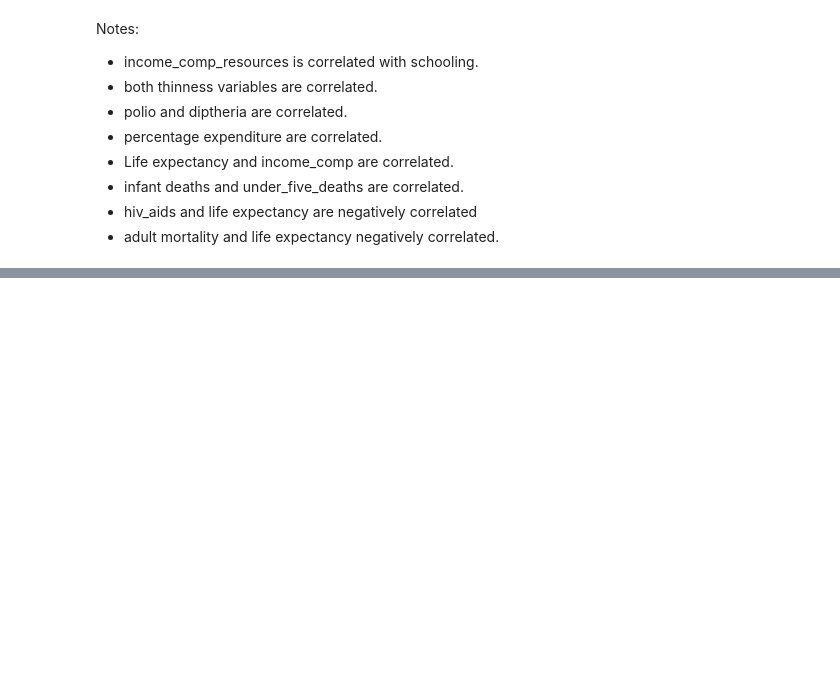
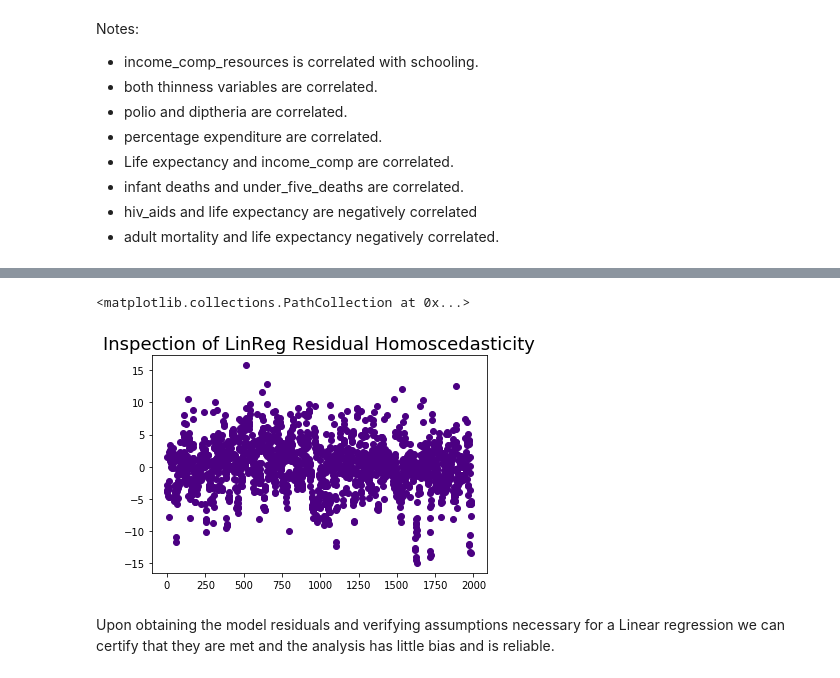
Before and after one commit to jvntra/Predicting_Global_Health_Outcomes, a Jupyter notebook: GlobalHealthOutcomes_final.ipynb, the cells around one changed output, grey strips where cells are left out. Cells and saved outputs as stored; diff of their text form; code cells hidden in the pictures; blank space fills up the shorter version.

Commit message:
added linreg assumptions verification

```diff
--- a/GlobalHealthOutcomes_final.ipynb
+++ b/GlobalHealthOutcomes_final.ipynb
@@ -733,0 +734,8 @@ plt.savefig('polioimm_v_life_expectancy.png',dpi=300)
+# %%
+plt.title('Inspection of LinReg Residual Homoscedasticity', fontsize = 18)
+plt.scatter(range(0,1987),lr_f_model.resid,color='indigo')
+# %% [output]
+<matplotlib.collections.PathCollection at 0x...>
+[figure, added]
+# %% [markdown]
+ Upon obtaining the model residuals and verifying assumptions necessary for a Linear regression we can certify that they are met and the analysis has little bias and is reliable.
```
Also changed, not shown: parts of 12 cells of this notebook.
